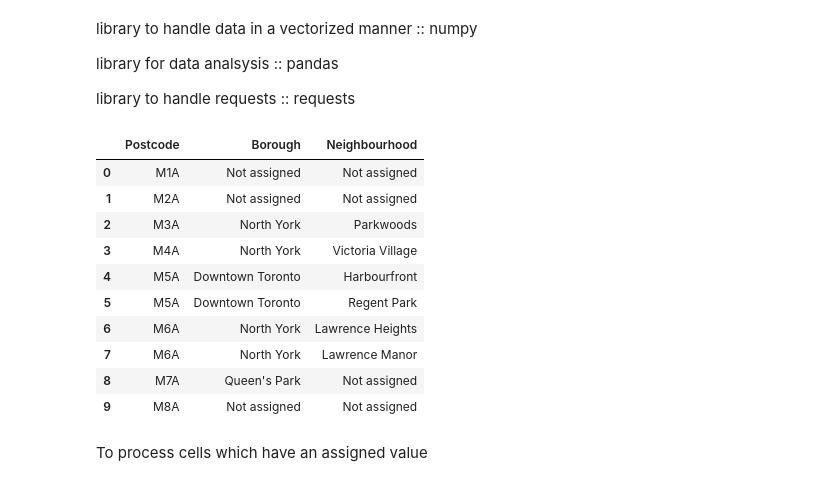
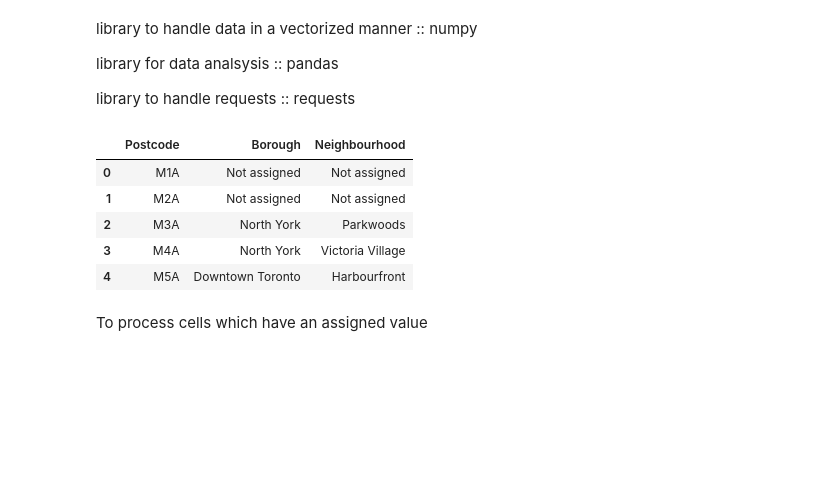
Before and after one commit to Amrutha1978/Segmenting-and-clustering, a Jupyter notebook: CLUSTERING AND EXPLORING NEIGHBORHOODS.ipynb, the cells around one changed output. Saved outputs shown, nothing was run; the diff lists cells and outputs as text; code cells hidden in the pictures; blank space fills up the shorter version.

```diff
--- a/CLUSTERING AND EXPLORING NEIGHBORHOODS.ipynb
+++ b/CLUSTERING AND EXPLORING NEIGHBORHOODS.ipynb
@@ -17,19 +17,14 @@ import csv
 import pandas as pd
 canada = pd.read_html('https://en.wikipedia.org/wiki/List_of_postal_codes_of_Canada:_M',header=0)[0]
 # %%
-canada.head(10)
+canada.head()
 # %% [output]
 |  | Postcode | Borough | Neighbourhood |
 | 0 | M1A | Not assigned | Not assigned |
 | 1 | M2A | Not assigned | Not assigned |
 | 2 | M3A | North York | Parkwoods |
 | 3 | M4A | North York | Victoria Village |
 | 4 | M5A | Downtown Toronto | Harbourfront |
-| 5 | M5A | Downtown Toronto | Regent Park |
-| 6 | M6A | North York | Lawrence Heights |
-| 7 | M6A | North York | Lawrence Manor |
-| 8 | M7A | Queen's Park | Not assigned |
-| 9 | M8A | Not assigned | Not assigned |
 # %% [markdown]
 To process cells which have an assigned value
 # %%
```
Also changed, not shown: parts of 35 cells of this notebook.
